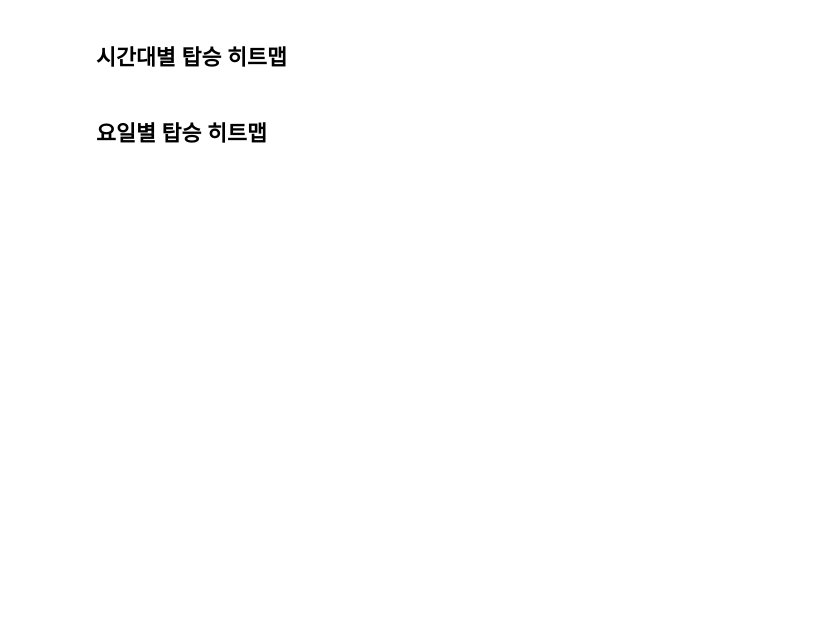
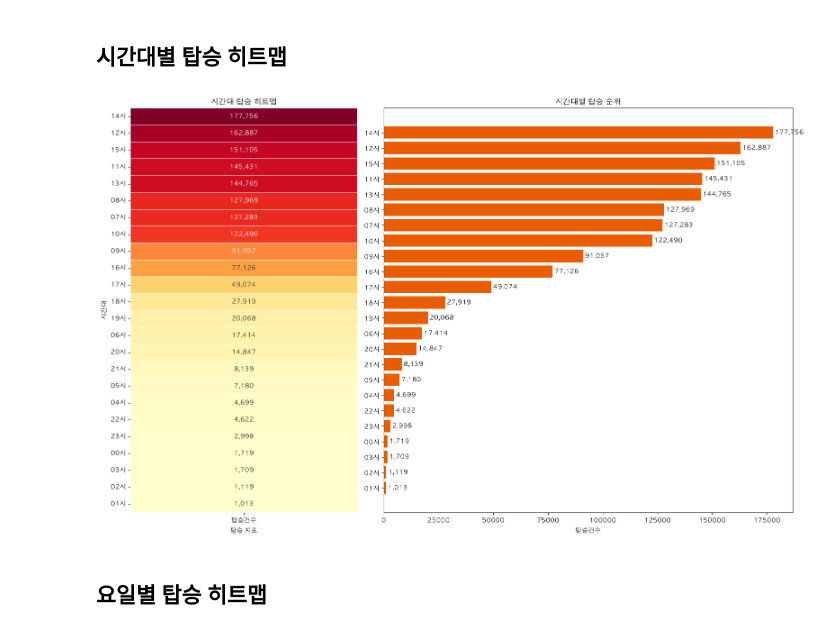
Before and after one commit to calltaxi-DA/calltaxi-DA, a Jupyter notebook: notebooks/02_boarding_demand_analysis.ipynb, the cells around one changed output. Cells and saved outputs as stored; diff of their text form; code cells hidden in the pictures; blank space fills up the shorter version.

```diff
--- a/notebooks/02_boarding_demand_analysis.ipynb
+++ b/notebooks/02_boarding_demand_analysis.ipynb
@@ -16,4 +37,4 @@ with open('seoul_municipalities_geo_simple.json', encoding='utf-8') as map_file:
 # %%
-df2 = pd.read_csv('data/서울시설공단_장애인콜택시 시간대별 탑승건수_20251231.csv')
-print(df2.info())
-print(df2.shape)
+df_boarding_demand = pd.read_csv('../data/raw/서울시설공단_장애인콜택시 시간대별 탑승건수_20251231.csv')
+print(df_boarding_demand.info())
+print(df_boarding_demand.shape)
@@ -66,3 +66,57 @@ plt.show()
+# %%
+numeric_columns = df_boarding_demand.select_dtypes(include="number").columns
+demand_column = numeric_columns[0]
+
+heatmap_data = (
+    df_boarding_demand.assign(
+        시간=pd.to_datetime(
+            df_boarding_demand["시간대"],
+            format="%H:%M:%S",
+        ).dt.hour
+    )
+    .groupby("시간")[demand_column]
+    .sum()
+    .sort_values(ascending=False)
+    .to_frame()
+)
+
+heatmap_data.index = [f"{hour:02d}시" for hour in heatmap_data.index]
+
+fig, (ax_heatmap, ax_bar) = plt.subplots(
+    1,
+    2,
+    figsize=(16, 10),
+    gridspec_kw={"width_ratios": [1, 1.8]},
+)
+
+sns.heatmap(
+    heatmap_data,
+    ax=ax_heatmap,
+    cmap="YlOrRd",
+    annot=True,
+    fmt=",.0f",
+    linewidths=0.5,
+    cbar=False,
+)
+
+ax_heatmap.set_title("시간대 탑승 히트맵")
+ax_heatmap.set_xlabel("탑승 지표")
+ax_heatmap.set_ylabel("시간대")
+ax_heatmap.tick_params(axis="y", rotation=0)
+
+ax_bar.barh(heatmap_data.index, heatmap_data[demand_column], color="#e85d04")
+ax_bar.invert_yaxis()
+ax_bar.set_title("시간대별 탑승 순위")
+ax_bar.set_xlabel("탑승건수")
+ax_bar.set_ylabel("")
+
+for index, value in enumerate(heatmap_data[demand_column]):
+    ax_bar.text(value, index, f" {value:,.0f}", va="center")
+
+plt.tight_layout()
+plt.show()
+# %% [output]
+[figure, added]
 # %% [markdown]
 ## 요일별 탑승 히트맵
 # %%
```
Also changed, not shown: parts of 15 cells of this notebook, 6 other files.
